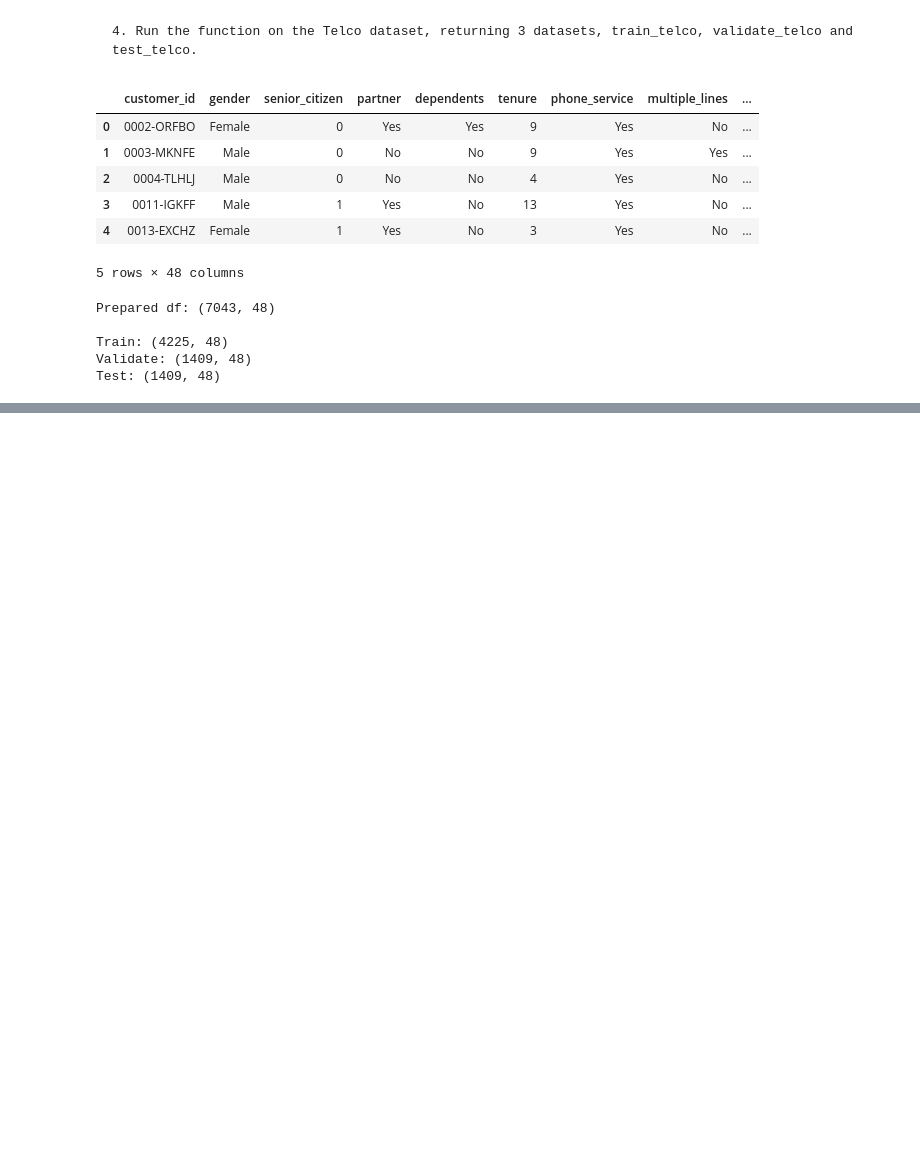
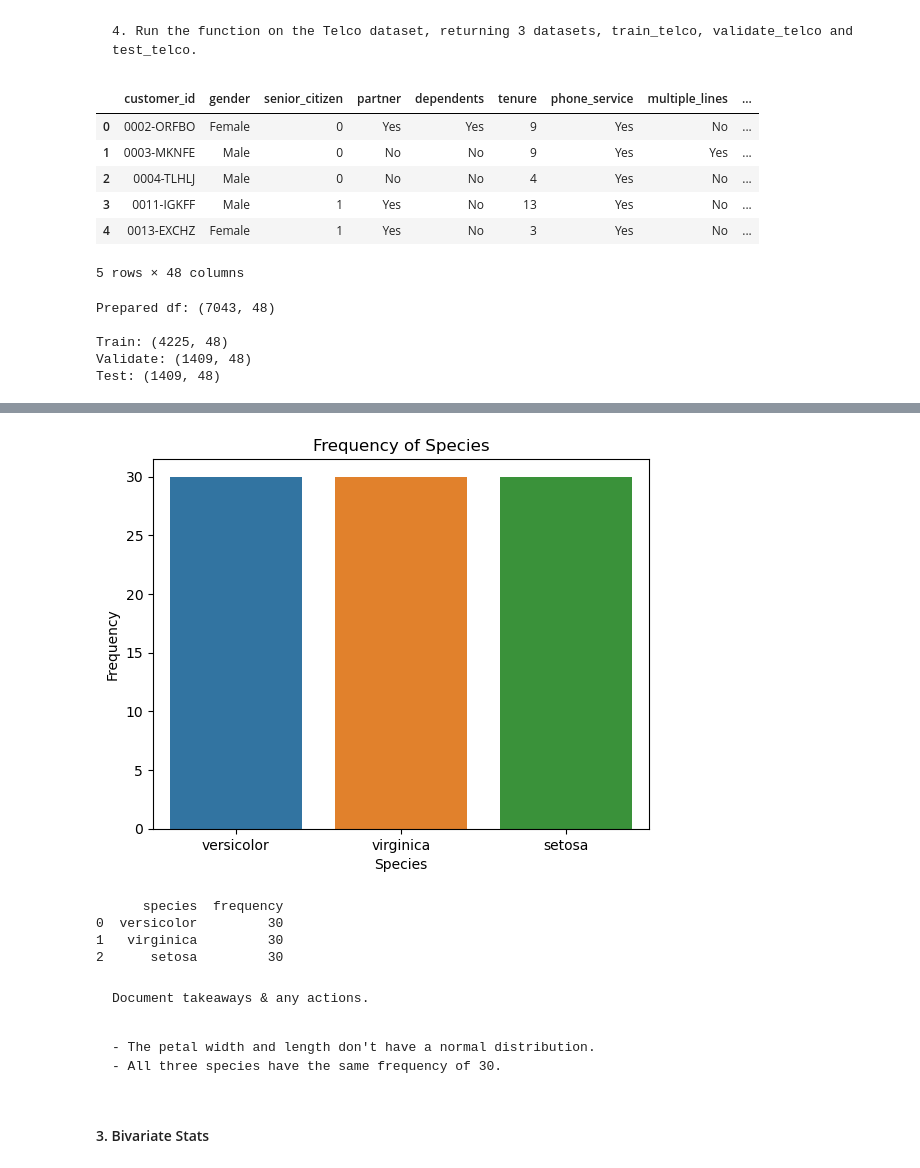
Before and after one commit to rosendo-lugo/classification-exercises, a Jupyter notebook: classification_exercises.ipynb, the cells around one changed output, grey strips where cells are left out. Cells and saved outputs as stored; diff of their text form; code cells hidden in the pictures; blank space fills up the shorter version.

```diff
--- a/classification_exercises.ipynb
+++ b/classification_exercises.ipynb
@@ -1755,0 +1344,27 @@ print(species_freq)
+# %%
+# Calculate frequency of each species and create a new dataframe
+species_freq = train['species'].value_counts().reset_index()
+species_freq.columns = ['species', 'frequency']
+
+# Create a bar plot
+sns.barplot(species_freq['species'], species_freq['frequency'])
+plt.xlabel('Species')
+plt.ylabel('Frequency')
+plt.title('Frequency of Species')
+plt.show()
+
+# Print the frequency table
+print(species_freq)
+# %% [output]
+[figure, added]
+      species  frequency
+0  versicolor         30
+1   virginica         30
+2      setosa         30
+# %% [markdown]
+    Document takeaways & any actions.
+# %% [markdown]
+    - The petal width and length don't have a normal distribution.
+    - All three species have the same frequency of 30.
+# %% [markdown]
+#### 3. Bivariate Stats
```
Also changed, not shown: parts of 112 cells of this notebook, 4 other files.
